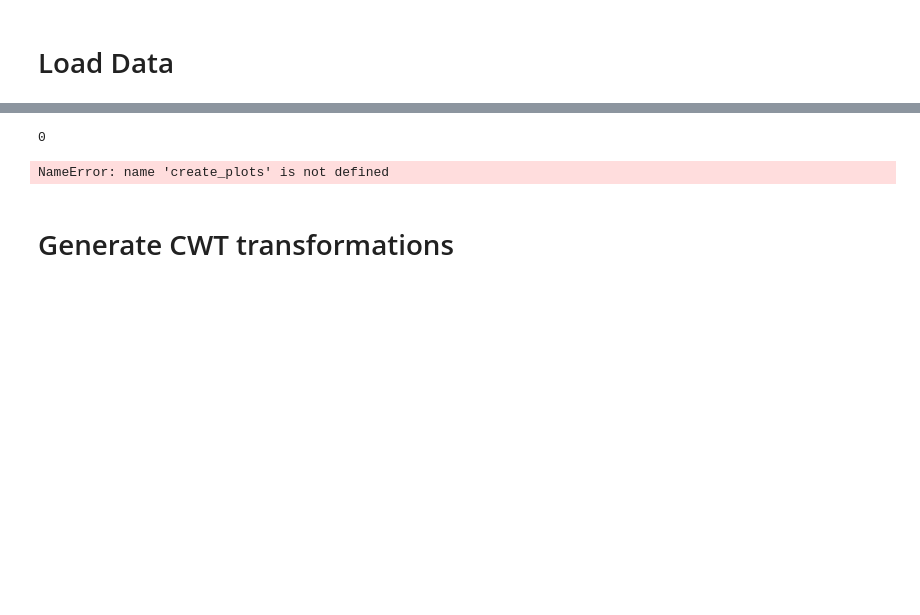
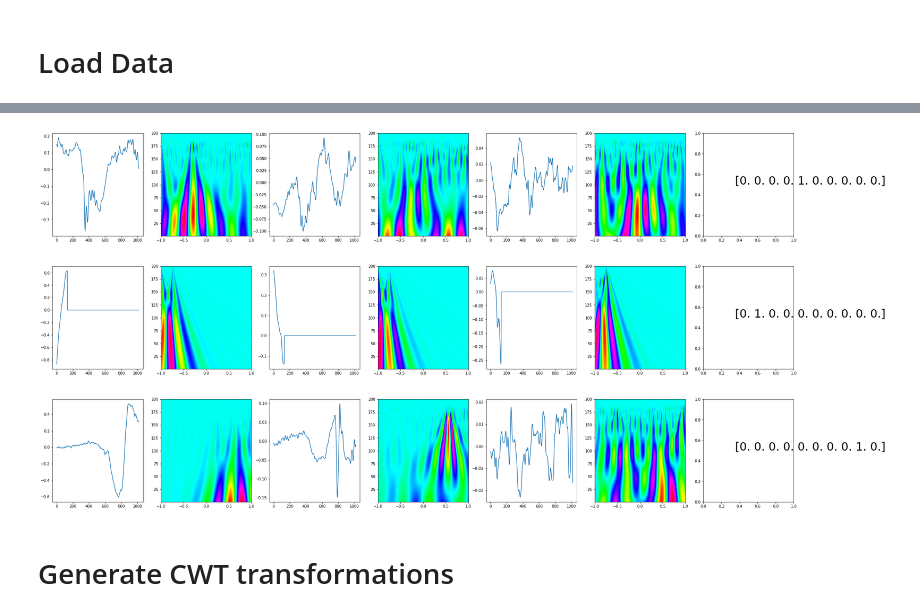
Before and after one commit to RoamEasy/emg-deep-learning, a Jupyter notebook: CWT-CNN.ipynb, the cells around one changed output, grey strips where cells are left out. Saved outputs shown, nothing was run; the diff lists cells and outputs as text; code cells hidden in the pictures; blank space fills up the shorter version.

```diff
--- a/CWT-CNN.ipynb
+++ b/CWT-CNN.ipynb
@@ -18,5 +16,5 @@ Using TensorFlow backend.
 # %%
-if y_train.shape[-1] > 10:
+if len(set(y_train)) == 2:
     num_classes = 2
     activation = 'sigmoid'
     loss = 'brinary_crossentropy'
@@ -45,12 +43,10 @@ X_train.shape[1]
-# %%
-y_train[22]
-# %% [output]
-0
 # %%
 import pywt
 from scipy import signal
 
-scales = range(1, X_train.shape[1])
+#rng = X_train.shape[1]
+rng = 200
+scales = range(1, rng + 1)
 waveletname = 'morl'
 dt = 0.0512  # 512 Hz sampling
 widths = pywt.scale2frequency(waveletname, scales) / dt
@@ -69,24 +65,24 @@ def create_plots(sample, color):
     plt.plot(X_train[sample, :, 0])
 
     plt.subplot(1,7,2)
-    cwtmatr, freq = pywt.cwt(X_train[sample, :, 0], list(scales), waveletname)
-    plt.imshow(cwtmatr, extent=[-1, 1, 1, X_train.shape[1]], cmap=color, aspect='auto',
+    cwtmatr, freq = pywt.cwt(X_train[sample, :, 0], scales, waveletname)
+    plt.imshow(cwtmatr, extent=[-1, 1, 1, rng], cmap=color, aspect='auto',
            vmax=abs(cwtmatr).max(), vmin=-abs(cwtmatr).max())
 
     plt.subplot(1,7,3)
     plt.plot(X_train[sample, :, 1])
 
     plt.subplot(1,7,4)
-    cwtmatr, freq = pywt.cwt(X_train[sample, :, 1], list(scales), waveletname)
-    plt.imshow(cwtmatr, extent=[-1, 1, 1, X_train.shape[1]], cmap=color, aspect='auto',
+    cwtmatr, freq = pywt.cwt(X_train[sample, :, 1], scales, waveletname)
+    plt.imshow(cwtmatr, extent=[-1, 1, 1, rng], cmap=color, aspect='auto',
            vmax=abs(cwtmatr).max(), vmin=-abs(cwtmatr).max())
 
     plt.subplot(1,7,5)
     plt.plot(X_train[sample, :, 2])
 
     plt.subplot(1,7,6)
-    cwtmatr, freq = pywt.cwt(X_train[sample, :, 2], list(scales), waveletname)
-    plt.imshow(cwtmatr, extent=[-1, 1, 1, X_train.shape[1]], cmap=color, aspect='auto',
+    cwtmatr, freq = pywt.cwt(X_train[sample, :, 2], scales, waveletname)
+    plt.imshow(cwtmatr, extent=[-1, 1, 1, rng], cmap=color, aspect='auto',
            vmax=abs(cwtmatr).max(), vmin=-abs(cwtmatr).max())
 
 
@@ -94,10 +90,13 @@ def create_plots(sample, color):
     plt.text(0.35, 0.5, y_train[sample], dict(size=30))
 
     plt.show()
-# %%
-create_plots(33,'grey')
-# %% [output]
-NameError: name 'create_plots' is not defined
+# %%
+for i in [21,22,23]:
+    create_plots(i,'hsv')
+# %% [output]
+[figure, added]
+[figure, added]
+[figure, added]
 # %% [markdown]
 # Generate CWT transformations
 # %%
```
Also changed, not shown: parts of 16 cells of this notebook, 3 other files.
